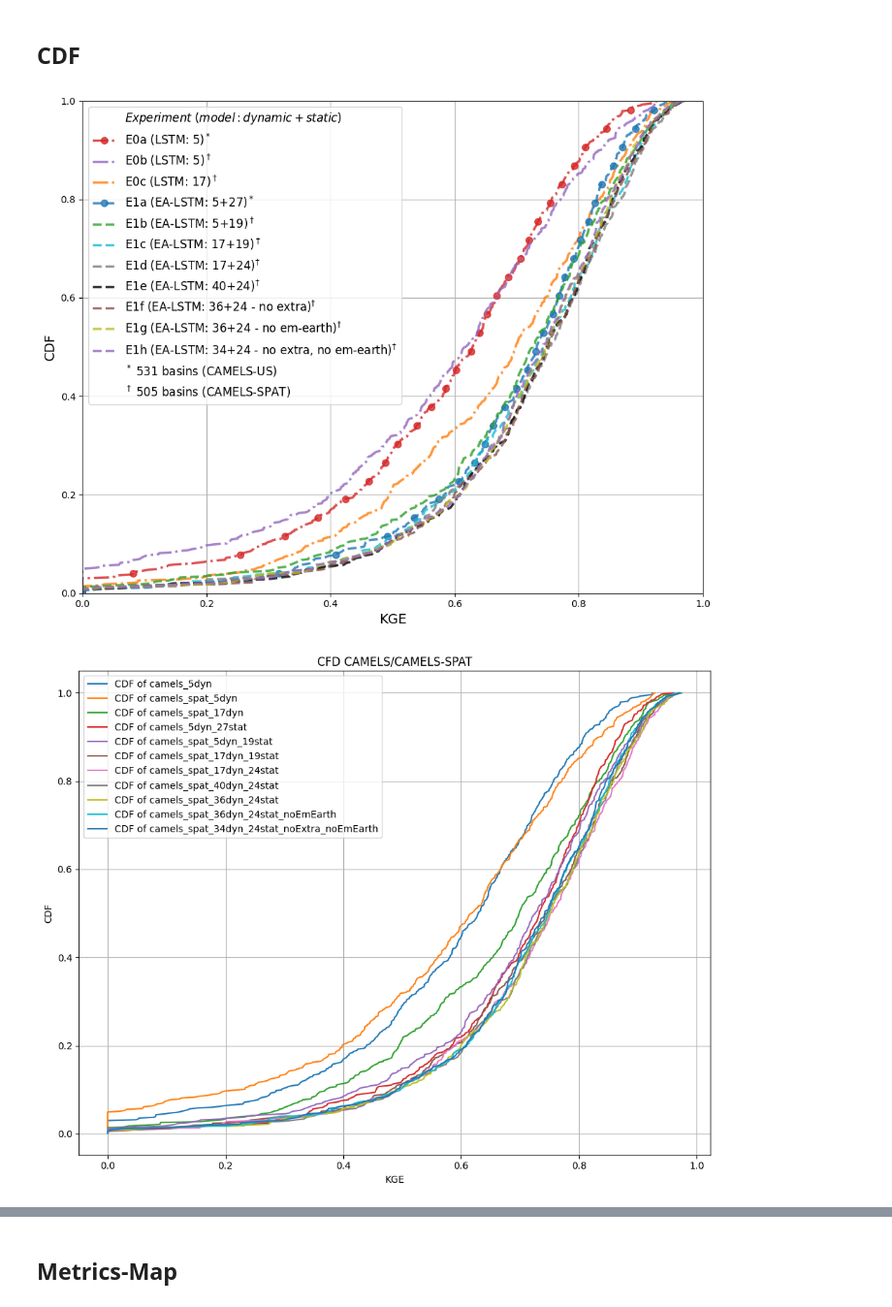
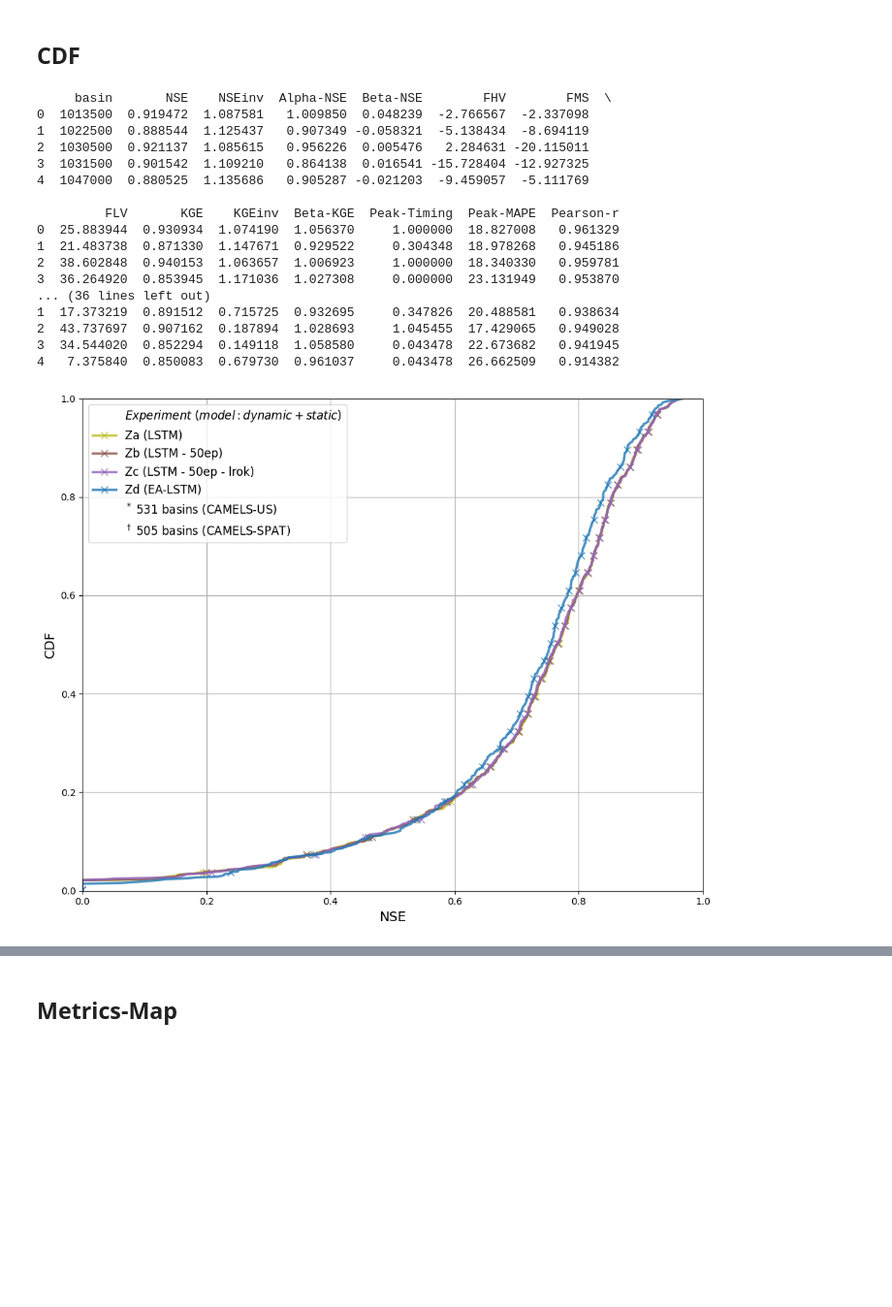
Before and after one commit to jpcurbelo/neuralhydrology_fork, a Jupyter notebook: camels_spat_scripts/postprocessing_scripts/nh_run_plots/nh_run_plots.ipynb, the cells around one changed output, grey strips where cells are left out. Shown at 97% size. Drawn from its saved outputs; the diff is of its cells as text; code cells hidden in the pictures; blank space fills up the shorter version.

Commit message:
Added inverse metrics and script to evaluate

```diff
--- a/camels_spat_scripts/postprocessing_scripts/nh_run_plots/nh_run_plots.ipynb
+++ b/camels_spat_scripts/postprocessing_scripts/nh_run_plots/nh_run_plots.ipynb
@@ -334,21 +337,37 @@ result_df.head()
 # %%
 # Load config_file
 with open('config_nh_run_plots.yml', 'r') as ymlfile:
         config_data2 = yaml.load(ymlfile, Loader=yaml.FullLoader)
 
 folder4cdf_dir_list = config_data2['folders4cdf_dir']
 
-metric = 'kge'
+metric = 'NSE'   #'NSEinv'   #'NSE'  #'KGE'
 
 # # Plot the CFD
 # plot_cdf_with_zoom(folder4cdf_dir_list)
 
 # Define zoom ranges
 zoom_ranges_x = [(0.85, 0.95), (0.6, 0.8), (0.4, 0.6)]
 zoom_ranges_y = [(0.8, 1.0), (0.2, 0.6), (0.05, 0.2)]
 
 # Call the function
 plot_cdf_with_zoom(folder4cdf_dir_list, metric, zoom_ranges_x, zoom_ranges_y)
 # %% [output]
+     basin       NSE    NSEinv  Alpha-NSE  Beta-NSE        FHV        FMS  \
+0  1013500  0.919472  1.087581   1.009850  0.048239  -2.766567  -2.337098
+1  1022500  0.888544  1.125437   0.907349 -0.058321  -5.138434  -8.694119
+2  1030500  0.921137  1.085615   0.956226  0.005476   2.284631 -20.115011
+3  1031500  0.901542  1.109210   0.864138  0.016541 -15.728404 -12.927325
+4  1047000  0.880525  1.135686   0.905287 -0.021203  -9.459057  -5.111769
+
+         FLV       KGE    KGEinv  Beta-KGE  Peak-Timing  Peak-MAPE  Pearson-r
+0  25.883944  0.930934  1.074190  1.056370     1.000000  18.827008   0.961329
+1  21.483738  0.871330  1.147671  0.929522     0.304348  18.978268   0.945186
+2  38.602848  0.940153  1.063657  1.006923     1.000000  18.340330   0.959781
+3  36.264920  0.853945  1.171036  1.027308     0.000000  23.131949   0.953870
+... (36 lines left out)
+1  17.373219  0.891512  0.715725  0.932695     0.347826  20.488581   0.938634
+2  43.737697  0.907162  0.187894  1.028693     1.045455  17.429065   0.949028
+3  34.544020  0.852294  0.149118  1.058580     0.043478  22.673682   0.941945
+4   7.375840  0.850083  0.679730  0.961037     0.043478  26.662509   0.914382
-[figure, old version]
+[figure, new version]
-[figure, removed]
```
Also changed, not shown: parts of 9 cells of this notebook, 18 other files.
